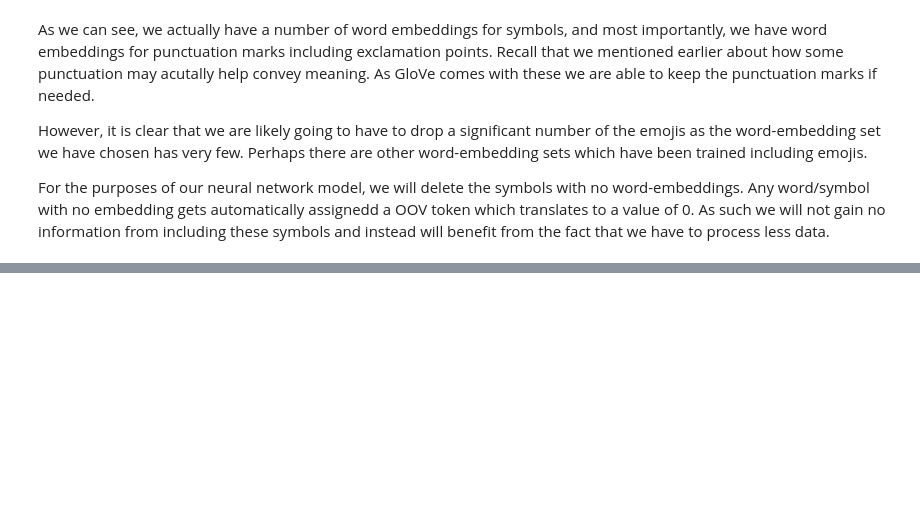
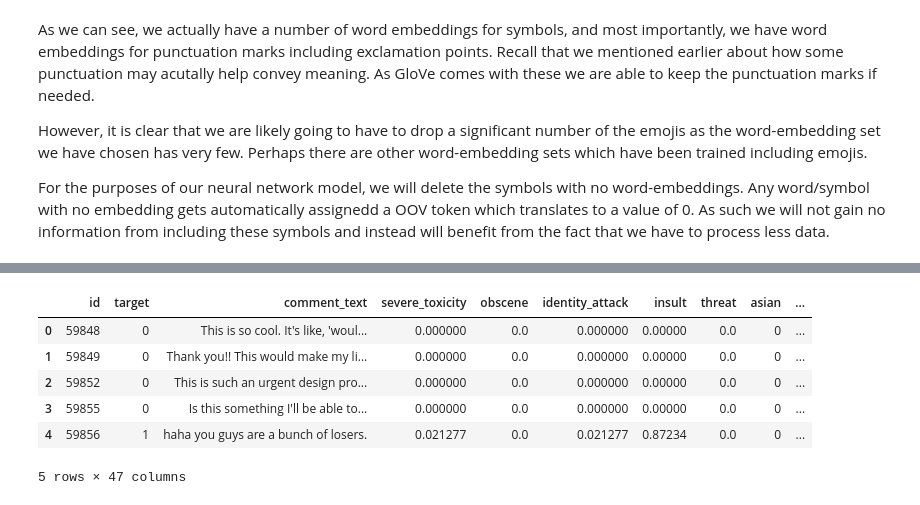
Before and after one commit to GovindSuresh/reducing-bias-in-toxicity-classification, a Jupyter notebook: preprocessing.ipynb, the cells around one changed output, grey strips where cells are left out. Drawn from its saved outputs; the diff is of its cells as text; code cells hidden in the pictures; blank space fills up the shorter version.

```diff
--- a/preprocessing.ipynb
+++ b/preprocessing.ipynb
@@ -765,0 +569,6 @@ In total we will be dropping 514 symbols from our dataset.
+# %%
+import re
+# We need to deal with cases where the word ends in s so is written "James', Chris'" e.t.c
+# We therefore use regex rather than simply replacing on "'s'"
+# the below regex uses ? to greedy match zero to one s, this way we will remove cases where the word ends in "'" and no s
+train_df['comment_text_clean'] = train_df['comment_text_clean'].apply(lambda x: re.sub("'s?", " ", x))
@@ -765,0 +585,9 @@ In total we will be dropping 514 symbols from our dataset.
+# %%
+# Apply tokenizer
+from nltk import TweetTokenizer
+from nltk.tokenize.treebank import TreebankWordDetokenizer
+tokenizer = TweetTokenizer(reduce_len=True)
+train_df['comment_text_clean2'] = train_df['comment_text_clean'].apply(lambda x: tokenizer.tokenize(x))
+
+#detokenizer = TreebankWordDetokenizer()
+#train_df['comment_text3'] = train_df['comment_text3'].apply(lambda x: detokenizer.detokenize(x))
@@ -765,0 +648,19 @@ In total we will be dropping 514 symbols from our dataset.
+# %%
+identity_columns = [
+    'male', 'female', 'homosexual_gay_or_lesbian', 'christian', 'jewish',
+    'muslim', 'black', 'white', 'psychiatric_or_mental_illness']
+
+for col in identity_columns + ['target']:
+    train_df[col] = np.where(train_df[col] >= 0.5, True, False)
+# %%
+train_df['target'] = np.where(train_df['target'] >= 0.5, 1, 0)
+# %%
+train_df.head()
+# %% [output]
+|  | id | target | comment_text | severe_toxicity | obscene | identity_attack | insult | threat | asian | ... |
+| 0 | 59848 | 0 | This is so cool. It's like, 'woul... | 0.000000 | 0.0 | 0.000000 | 0.00000 | 0.0 | 0 | ... |
+| 1 | 59849 | 0 | Thank you!! This would make my li... | 0.000000 | 0.0 | 0.000000 | 0.00000 | 0.0 | 0 | ... |
+| 2 | 59852 | 0 | This is such an urgent design pro... | 0.000000 | 0.0 | 0.000000 | 0.00000 | 0.0 | 0 | ... |
+| 3 | 59855 | 0 | Is this something I'll be able to... | 0.000000 | 0.0 | 0.000000 | 0.00000 | 0.0 | 0 | ... |
+| 4 | 59856 | 1 | haha you guys are a bunch of losers. | 0.021277 | 0.0 | 0.021277 | 0.87234 | 0.0 | 0 | ... |
+5 rows × 47 columns
```
Also changed, not shown: parts of 79 cells of this notebook.
